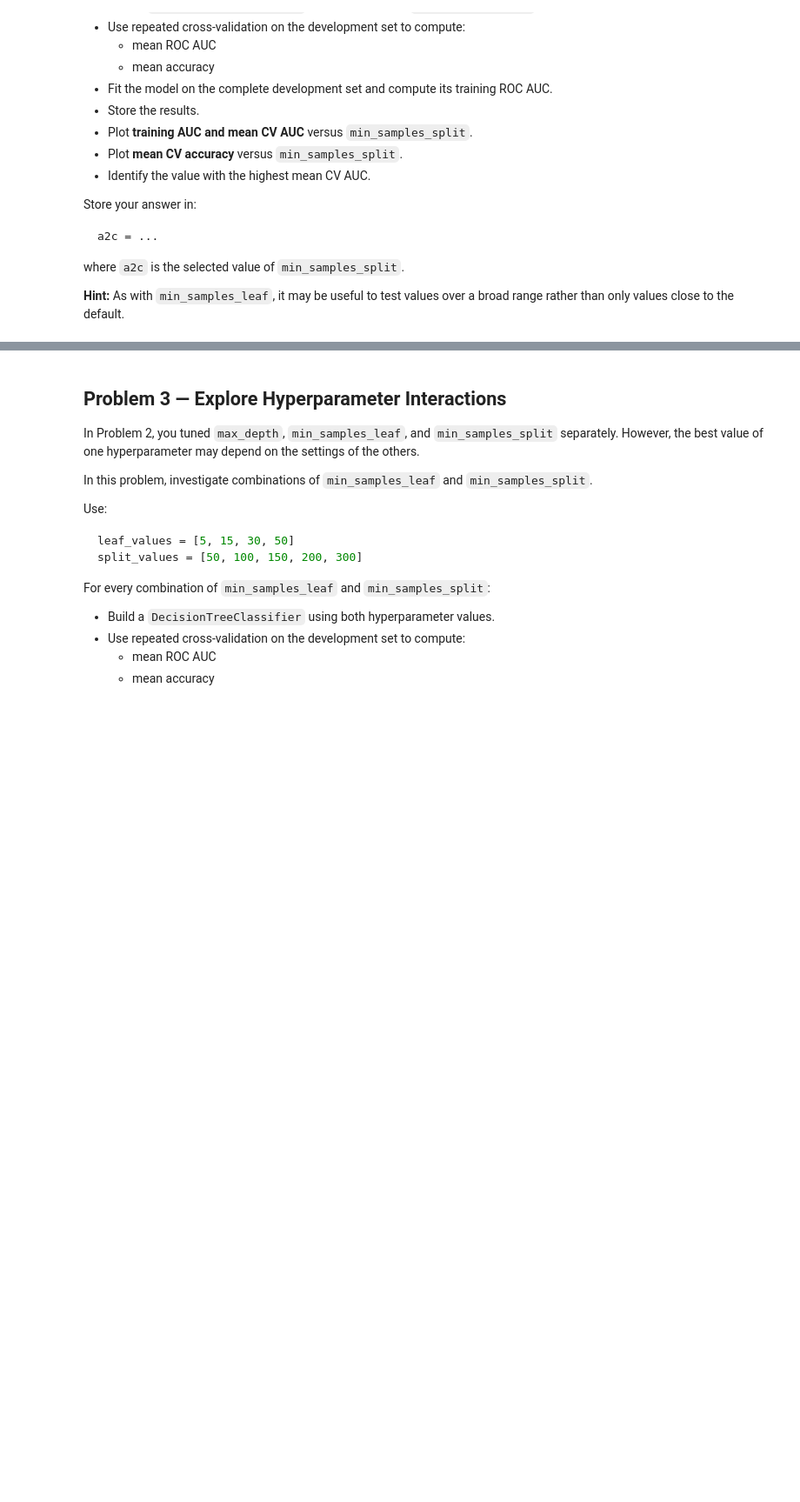
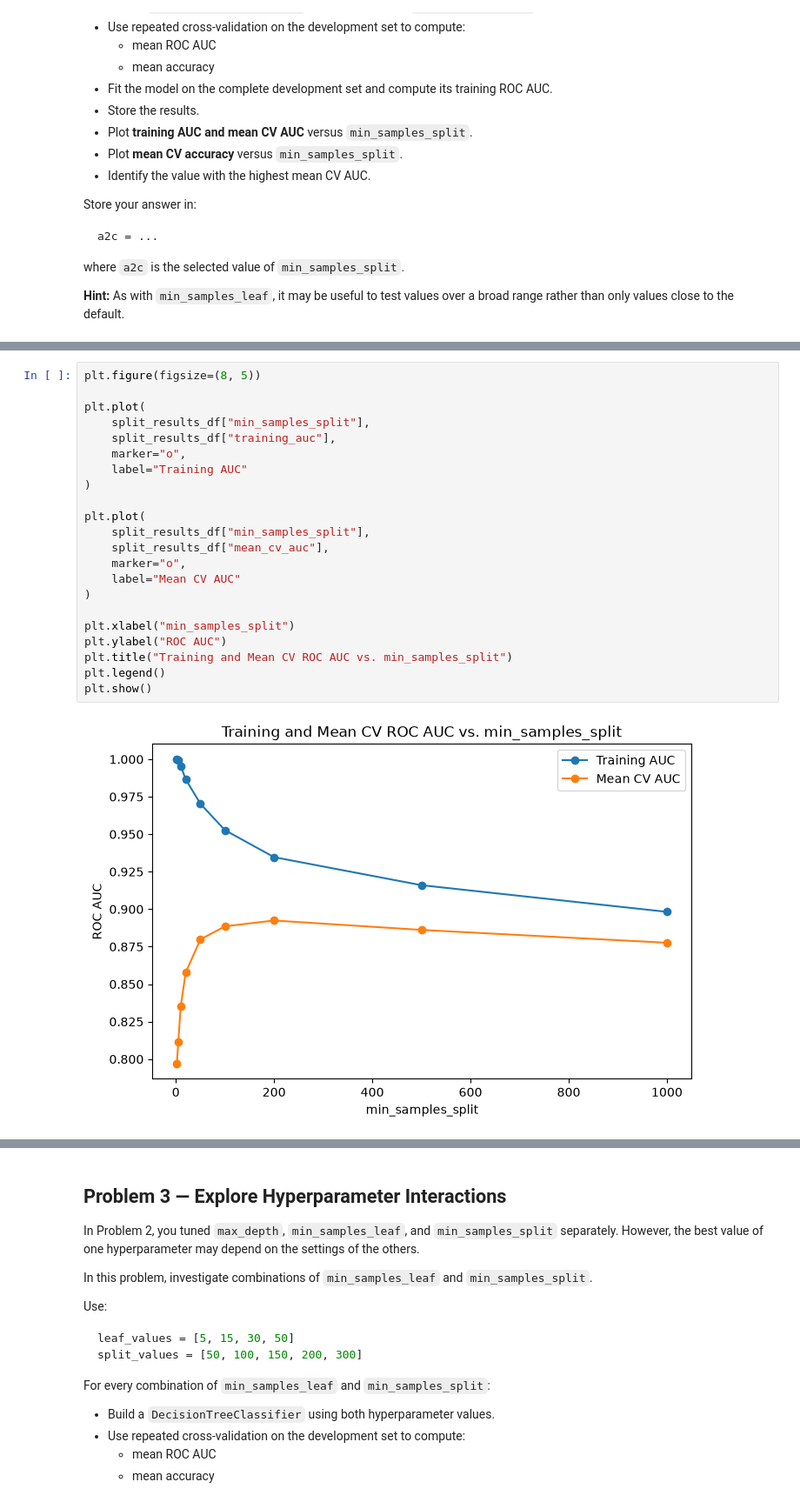
Before and after one commit to nikkibower/DX603, a Jupyter notebook: Homework_06.ipynb, the cells around one changed output, grey strips where cells are left out. Shown at 87% size. Cells and saved outputs as stored; diff of their text form; blank space fills up the shorter version.

```diff
--- a/Homework_06.ipynb
+++ b/Homework_06.ipynb
@@ -432,0 +767,24 @@ where `a2c` is the selected value of `min_samples_split`.
+# %%
+plt.figure(figsize=(8, 5))
+
+plt.plot(
+    split_results_df["min_samples_split"],
+    split_results_df["training_auc"],
+    marker="o",
+    label="Training AUC"
+)
+
+plt.plot(
+    split_results_df["min_samples_split"],
+    split_results_df["mean_cv_auc"],
+    marker="o",
+    label="Mean CV AUC"
+)
+
+plt.xlabel("min_samples_split")
+plt.ylabel("ROC AUC")
+plt.title("Training and Mean CV ROC AUC vs. min_samples_split")
+plt.legend()
+plt.show()
+# %% [output]
+[figure, added]
```
Also changed, not shown: parts of 72 cells of this notebook.
